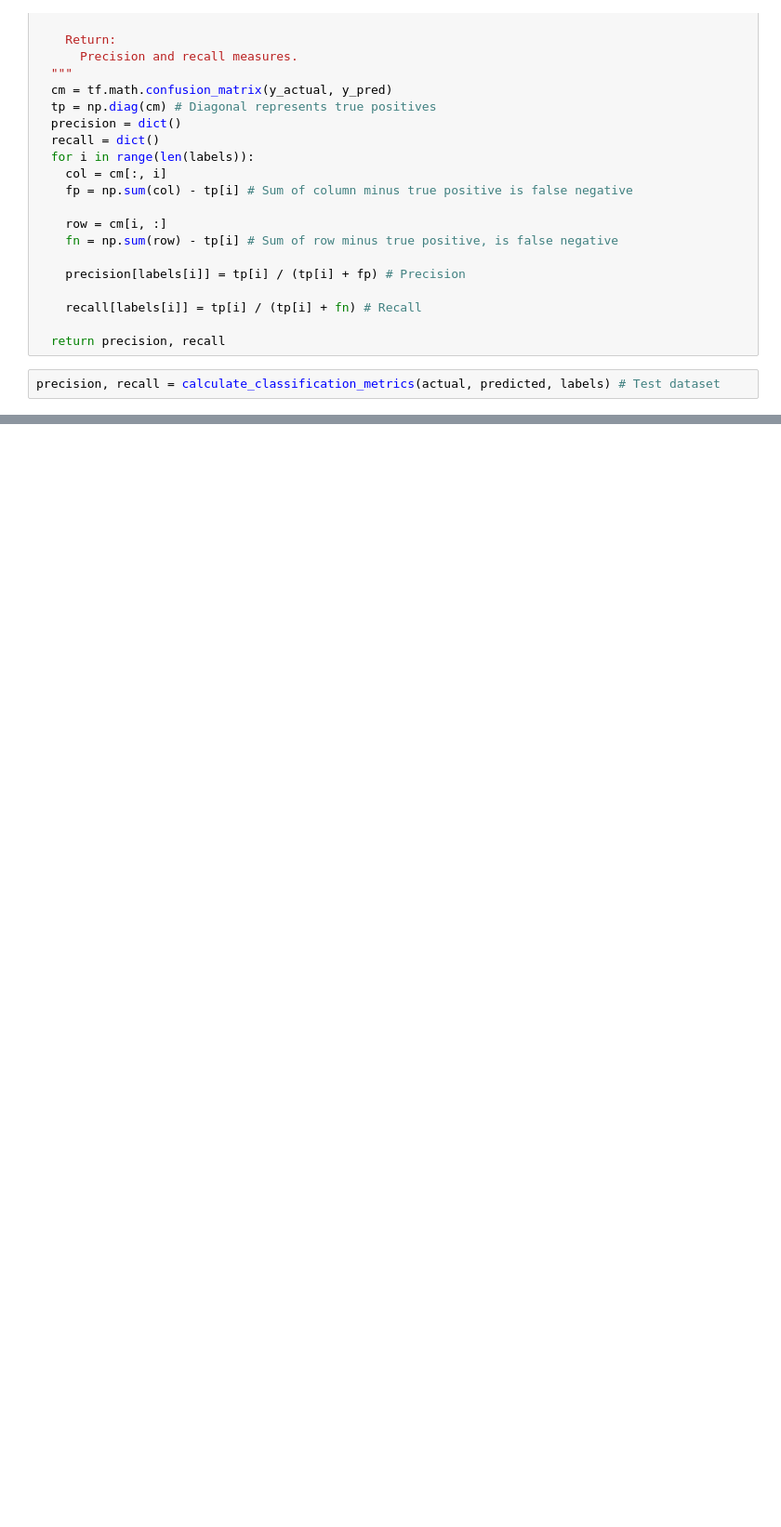
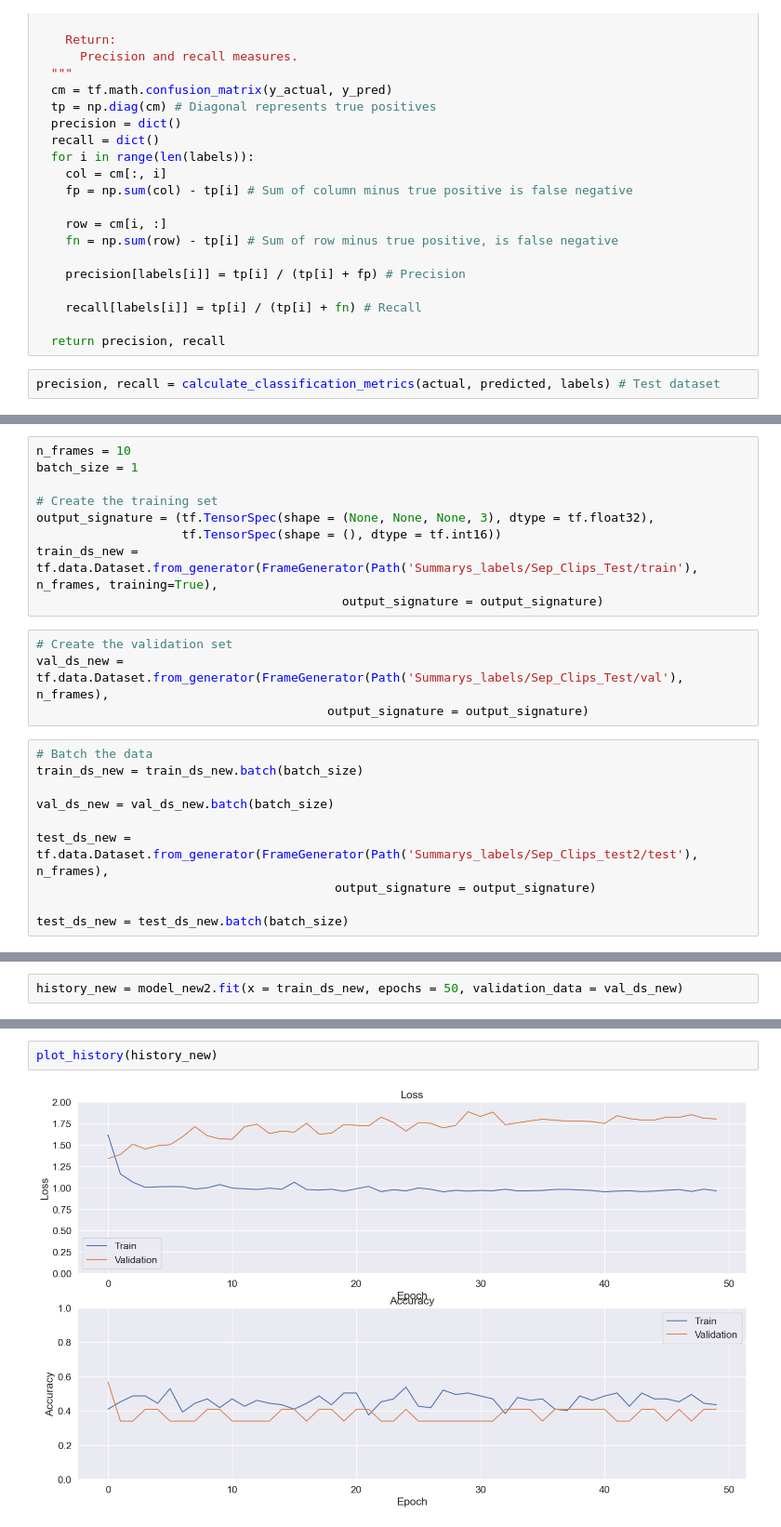
Before and after one commit to WIbigdog/CleaningBehaviourQuantifier, a Jupyter notebook: Video Classification - tut.ipynb, the cells around one changed output, grey strips where cells are left out. Shown at 93% size. Saved outputs shown, nothing was run; the diff lists cells and outputs as text; blank space fills up the shorter version.

```diff
--- a/Video Classification - tut.ipynb
+++ b/Video Classification - tut.ipynb
@@ -451,0 +581,23 @@ recall
+# %%
+n_frames = 10
+batch_size = 1
+
+# Create the training set
+output_signature = (tf.TensorSpec(shape = (None, None, None, 3), dtype = tf.float32),
+                    tf.TensorSpec(shape = (), dtype = tf.int16))
+train_ds_new = tf.data.Dataset.from_generator(FrameGenerator(Path('Summarys_labels/Sep_Clips_Test/train'), n_frames, training=True),
+                                          output_signature = output_signature)
+# %%
+# Create the validation set
+val_ds_new = tf.data.Dataset.from_generator(FrameGenerator(Path('Summarys_labels/Sep_Clips_Test/val'), n_frames),
+                                        output_signature = output_signature)
+# %%
+# Batch the data
+train_ds_new = train_ds_new.batch(batch_size)
+
+val_ds_new = val_ds_new.batch(batch_size)
+
+test_ds_new = tf.data.Dataset.from_generator(FrameGenerator(Path('Summarys_labels/Sep_Clips_test2/test'), n_frames),
+                                         output_signature = output_signature)
+
+test_ds_new = test_ds_new.batch(batch_size)
@@ -451,0 +618,2 @@ recall
+# %%
+history_new = model_new2.fit(x = train_ds_new, epochs = 50, validation_data = val_ds_new)
@@ -451,0 +638,4 @@ recall
+# %%
+plot_history(history_new)
+# %% [output]
+[figure, added]
```
Also changed, not shown: parts of 47 cells of this notebook.
